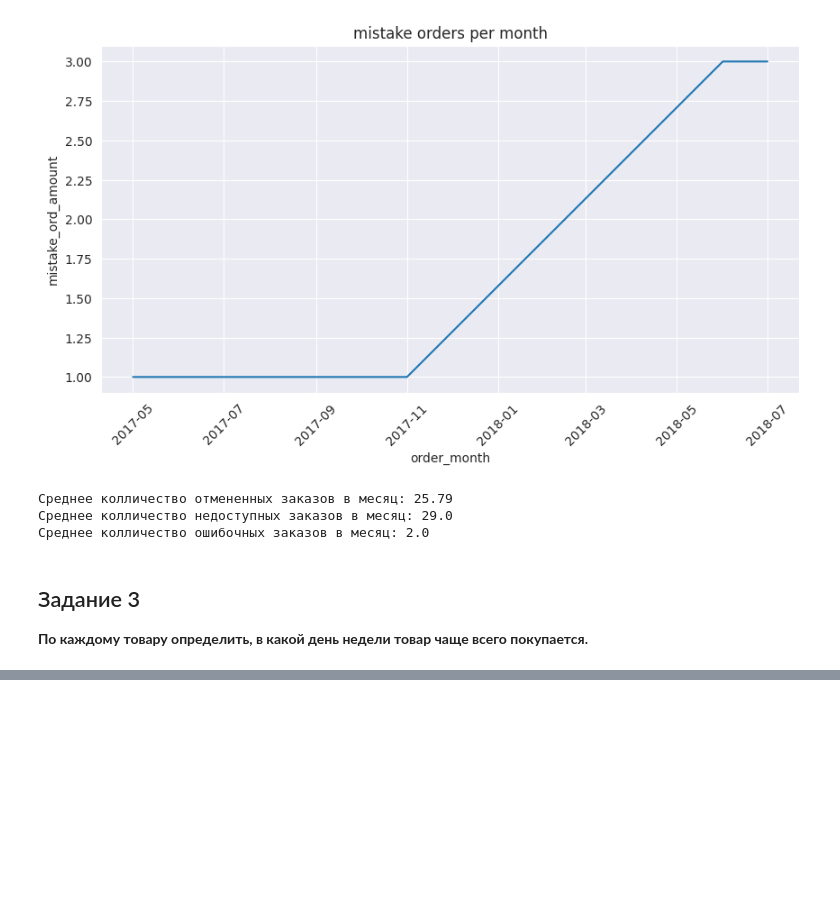
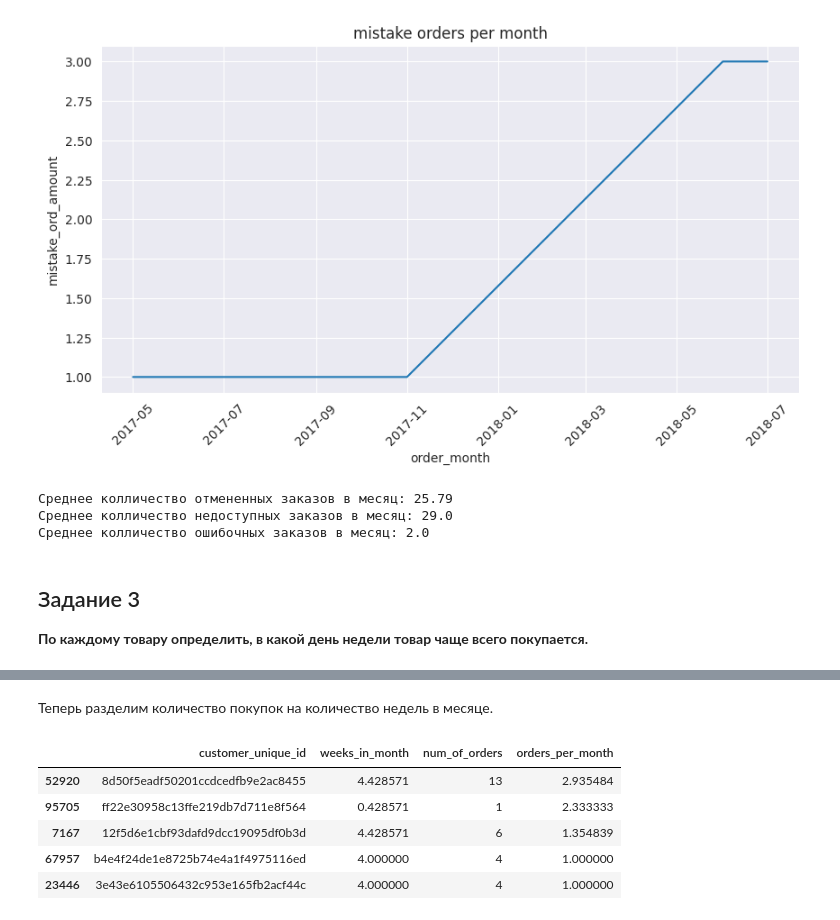
Before and after one commit to Terkinsss/karpov_courses_intermediate_project, a Jupyter notebook: Project.ipynb, the cells around one changed output, grey strips where cells are left out. Drawn from its saved outputs; the diff is of its cells as text; code cells hidden in the pictures; blank space fills up the shorter version.

```diff
--- a/Project.ipynb
+++ b/Project.ipynb
@@ -504,0 +518,18 @@ product_amount.drop_duplicates(subset='product_id').head(10)
+# %%
+def weeks_in_month(date):
+  '''Returns number of weeks in month from timestamp'''
+  min_date = date.min()
+  max_date = date.max()
+  result = []
+  for dt in date:
+    if dt.year == min_date.year and dt.month == min_date.month:
+      transform_dt = dt.days_in_month - min_date.day
+    elif dt.year == max_date.year and dt.month == max_date.month:
+      transform_dt = max_date.day
+    else:
+      transform_dt = dt.days_in_month
+    result.append(transform_dt)
+  return np.array(result) / 7
+# %%
+orders_merged['weeks_in_month'] = weeks_in_month(
+          orders_merged['order_purchase_timestamp'])
@@ -504,0 +549,6 @@ product_amount.drop_duplicates(subset='product_id').head(10)
+# %%
+num_of_orders = orders_merged \
+            .groupby(['customer_unique_id', 'weeks_in_month'], as_index=False)\
+            .agg({'order_id': 'count'}) \
+            .rename(columns={'order_id': 'num_of_orders'})
+num_of_orders.head()
@@ -504,0 +562,14 @@ product_amount.drop_duplicates(subset='product_id').head(10)
+# %% [markdown]
+Теперь разделим количество покупок на количество недель в месяце.
+# %%
+num_of_orders['orders_per_month'] = num_of_orders['num_of_orders'] \
+                                  / num_of_orders['weeks_in_month']
+
+num_of_orders.sort_values('orders_per_month', ascending=False).head()
+# %% [output]
+|  | customer_unique_id | weeks_in_month | num_of_orders | orders_per_month |
+| 52920 | 8d50f5eadf50201ccdcedfb9e2ac8455 | 4.428571 | 13 | 2.935484 |
+| 95705 | ff22e30958c13ffe219db7d711e8f564 | 0.428571 | 1 | 2.333333 |
+| 7167 | 12f5d6e1cbf93dafd9dcc19095df0b3d | 4.428571 | 6 | 1.354839 |
+| 67957 | b4e4f24de1e8725b74e4a1f4975116ed | 4.000000 | 4 | 1.000000 |
+| 23446 | 3e43e6105506432c953e165fb2acf44c | 4.000000 | 4 | 1.000000 |
```
Also changed, not shown: parts of 16 cells of this notebook.
